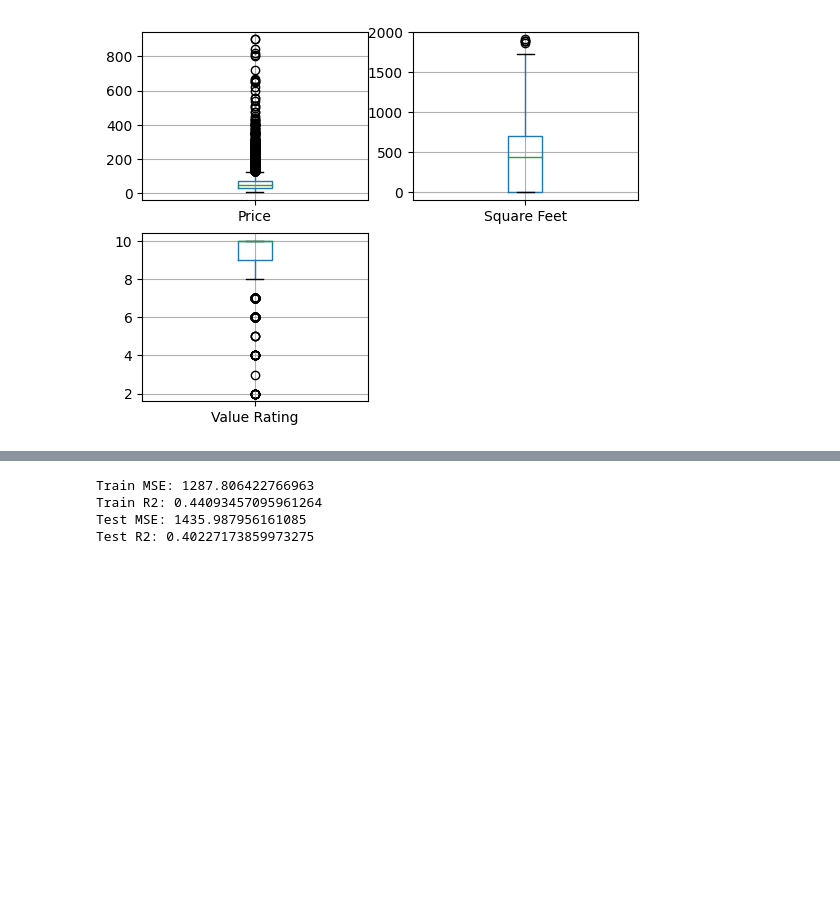
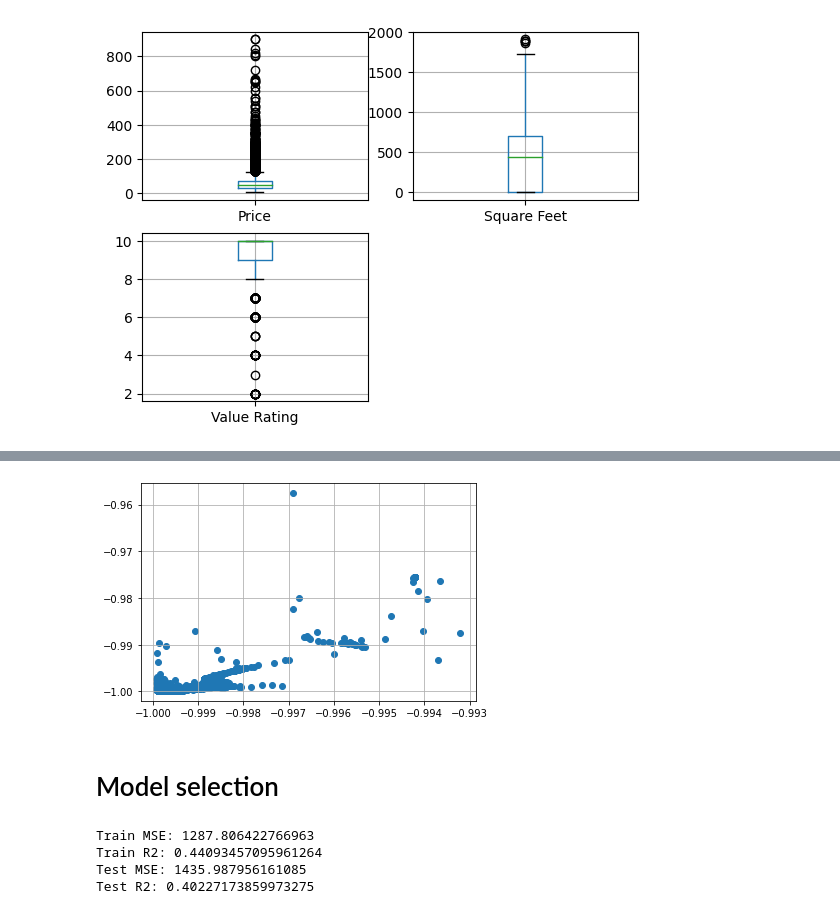
Before and after one commit to jose-melo/airbnb-berlin-price, a Jupyter notebook: src/berlin.ipynb, the cells around one changed output, grey strips where cells are left out. Drawn from its saved outputs; the diff is of its cells as text; code cells hidden in the pictures; blank space fills up the shorter version.

```diff
--- a/src/berlin.ipynb
+++ b/src/berlin.ipynb
@@ -150,0 +200,20 @@ KeyError: 'Host Response Time'
+# %%
+from sklearn.neural_network import MLPRegressor
+
+n_input = X_train.columns
+
+n_encoder1 = 50
+n_encoder2 = 30
+
+n_latent = 2
+
+n_decoder2 = 30
+n_decoder1 = 50
+# %%
+reg = MLPRegressor(hidden_layer_sizes = (n_encoder1, n_encoder2, n_latent, n_decoder2, n_decoder1),
+                   activation = 'tanh',
+                   solver = 'adam',
+                   learning_rate_init = 1e-4,
+                   max_iter = 100,
+                   tol = 0.0000001,
+                   verbose = False)
@@ -151,3 +225,27 @@ KeyError: 'Host Response Time'
+# %%
+def encoder(data):
+    data = np.asmatrix(data)
+
+    encoder1 = data*reg.coefs_[0] + reg.intercepts_[0]
+    encoder1 = (np.exp(encoder1) - np.exp(-encoder1))/(np.exp(encoder1) + np.exp(-encoder1))
+
+    encoder2 = encoder1*reg.coefs_[1] + reg.intercepts_[1]
+    encoder2 = (np.exp(encoder2) - np.exp(-encoder2))/(np.exp(encoder2) + np.exp(-encoder2))
+
+    latent = encoder2*reg.coefs_[2] + reg.intercepts_[2]
+    latent = (np.exp(latent) - np.exp(-latent))/(np.exp(latent) + np.exp(-latent))
+
+    return np.asarray(latent)
+
+test_latent = encoder(X_train)
+# %%
+plt.scatter(test_latent[:, 0], test_latent[:, 1])
+plt.grid()
+plt.show()
+# %% [output]
+[figure, added]
+# %% [markdown]
+# Model selection
 # %%
 # import sklearn.linear_model
 # import sklearn.svm
```
Also changed, not shown: parts of 18 cells of this notebook.
